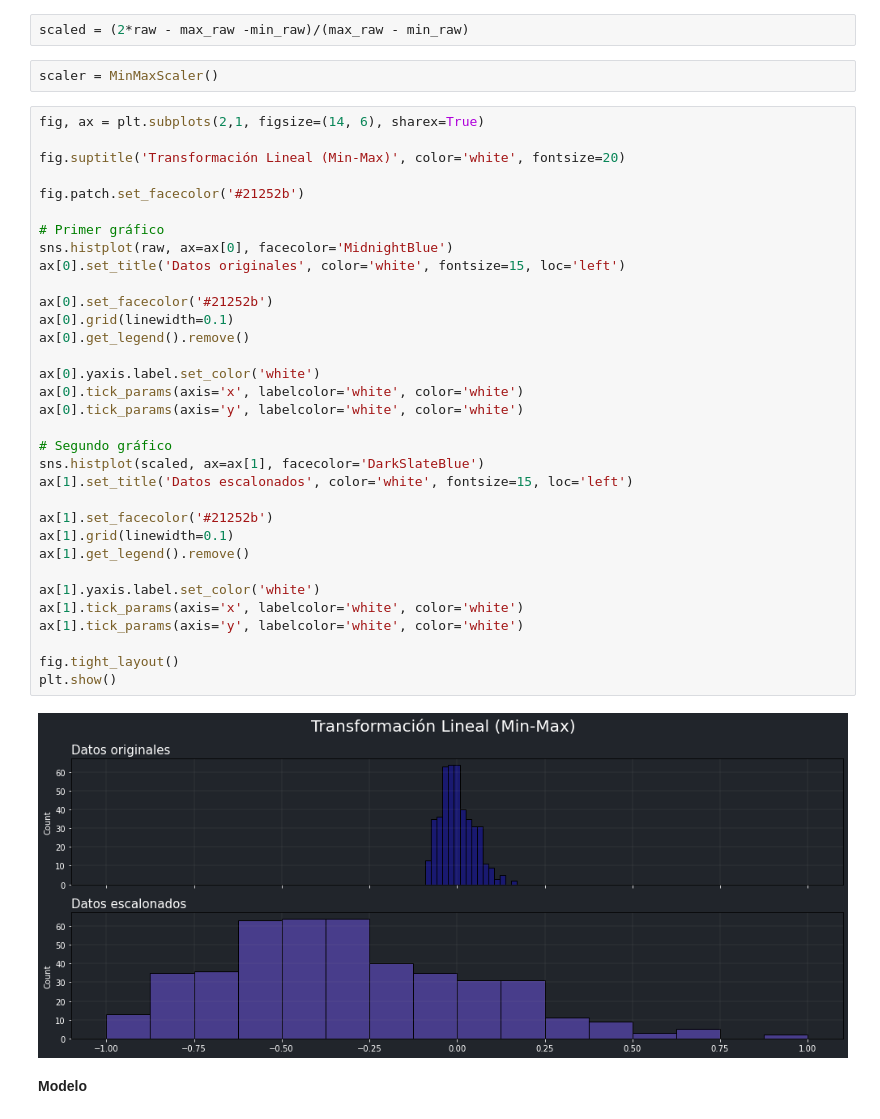
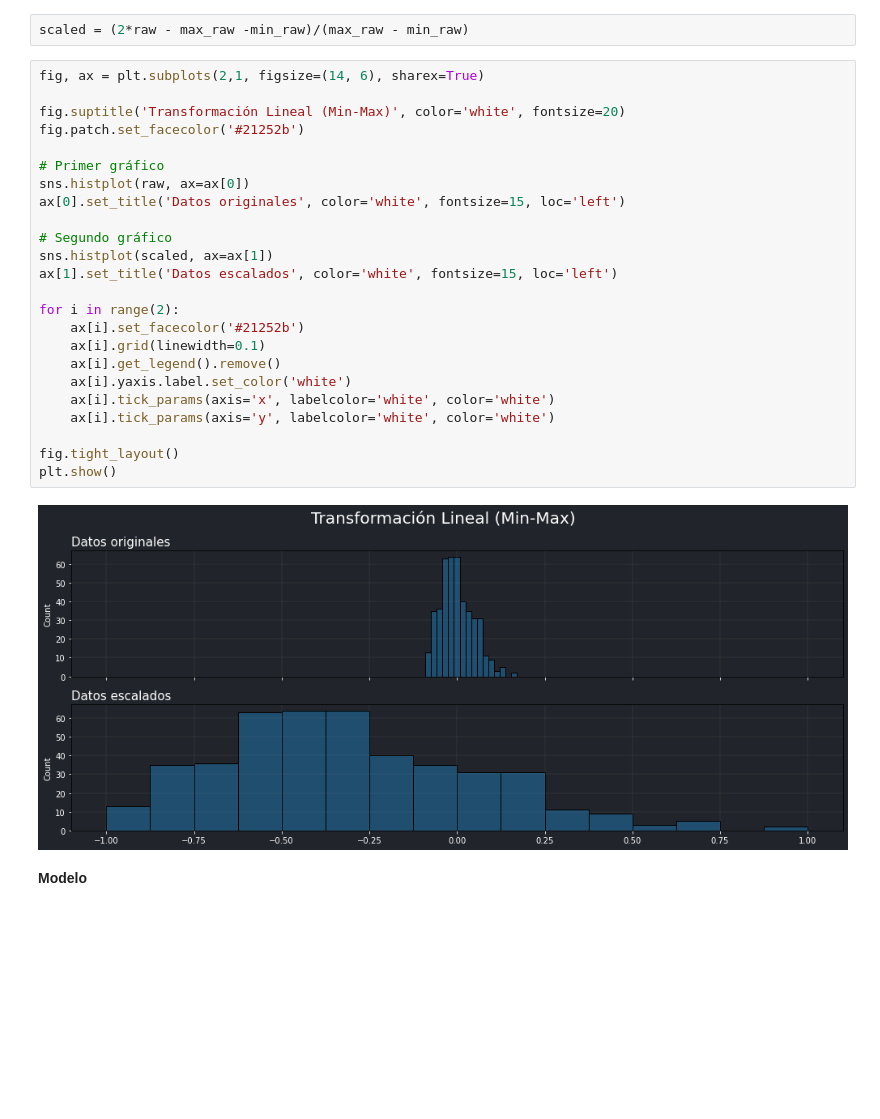
Before and after one commit to JuanFeA98/Estadistica_Probabilidad, a Jupyter notebook: Estadistica_Descriptiva/03. Procesamiento de datos.ipynb, the cells around one changed output. Drawn from its saved outputs; the diff is of its cells as text; blank space fills up the shorter version.

```diff
--- a/Estadistica_Descriptiva/03. Procesamiento de datos.ipynb
+++ b/Estadistica_Descriptiva/03. Procesamiento de datos.ipynb
@@ -75,43 +70,32 @@ max_raw = raw.max()
 min_raw = raw.min()
 # %%
 scaled = (2*raw - max_raw -min_raw)/(max_raw - min_raw)
-# %%
-scaler = MinMaxScaler()
 # %%
 fig, ax = plt.subplots(2,1, figsize=(14, 6), sharex=True)
 
 fig.suptitle('Transformación Lineal (Min-Max)', color='white', fontsize=20)
-
 fig.patch.set_facecolor('#21252b')
 
 # Primer gráfico
-sns.histplot(raw, ax=ax[0], facecolor='MidnightBlue')
+sns.histplot(raw, ax=ax[0])
 ax[0].set_title('Datos originales', color='white', fontsize=15, loc='left')
 
-ax[0].set_facecolor('#21252b')
-ax[0].grid(linewidth=0.1)
-ax[0].get_legend().remove()
+# Segundo gráfico
+sns.histplot(scaled, ax=ax[1])
+ax[1].set_title('Datos escalados', color='white', fontsize=15, loc='left')
 
-ax[0].yaxis.label.set_color('white')
-ax[0].tick_params(axis='x', labelcolor='white', color='white')
-ax[0].tick_params(axis='y', labelcolor='white', color='white')
-
-# Segundo gráfico
-sns.histplot(scaled, ax=ax[1], facecolor='DarkSlateBlue')
-ax[1].set_title('Datos escalonados', color='white', fontsize=15, loc='left')
-
-ax[1].set_facecolor('#21252b')
-ax[1].grid(linewidth=0.1)
-ax[1].get_legend().remove()
-
-ax[1].yaxis.label.set_color('white')
-ax[1].tick_params(axis='x', labelcolor='white', color='white')
-ax[1].tick_params(axis='y', labelcolor='white', color='white')
+for i in range(2):
+    ax[i].set_facecolor('#21252b')
+    ax[i].grid(linewidth=0.1)
+    ax[i].get_legend().remove()
+    ax[i].yaxis.label.set_color('white')
+    ax[i].tick_params(axis='x', labelcolor='white', color='white')
+    ax[i].tick_params(axis='y', labelcolor='white', color='white')
 
 fig.tight_layout()
 plt.show()
 # %% [output]
-[figure, old version]
+[figure, new version]
 # %% [markdown]
 **Modelo**
 # %%
```
Also changed, not shown: parts of 23 cells of this notebook, 1 other file.
